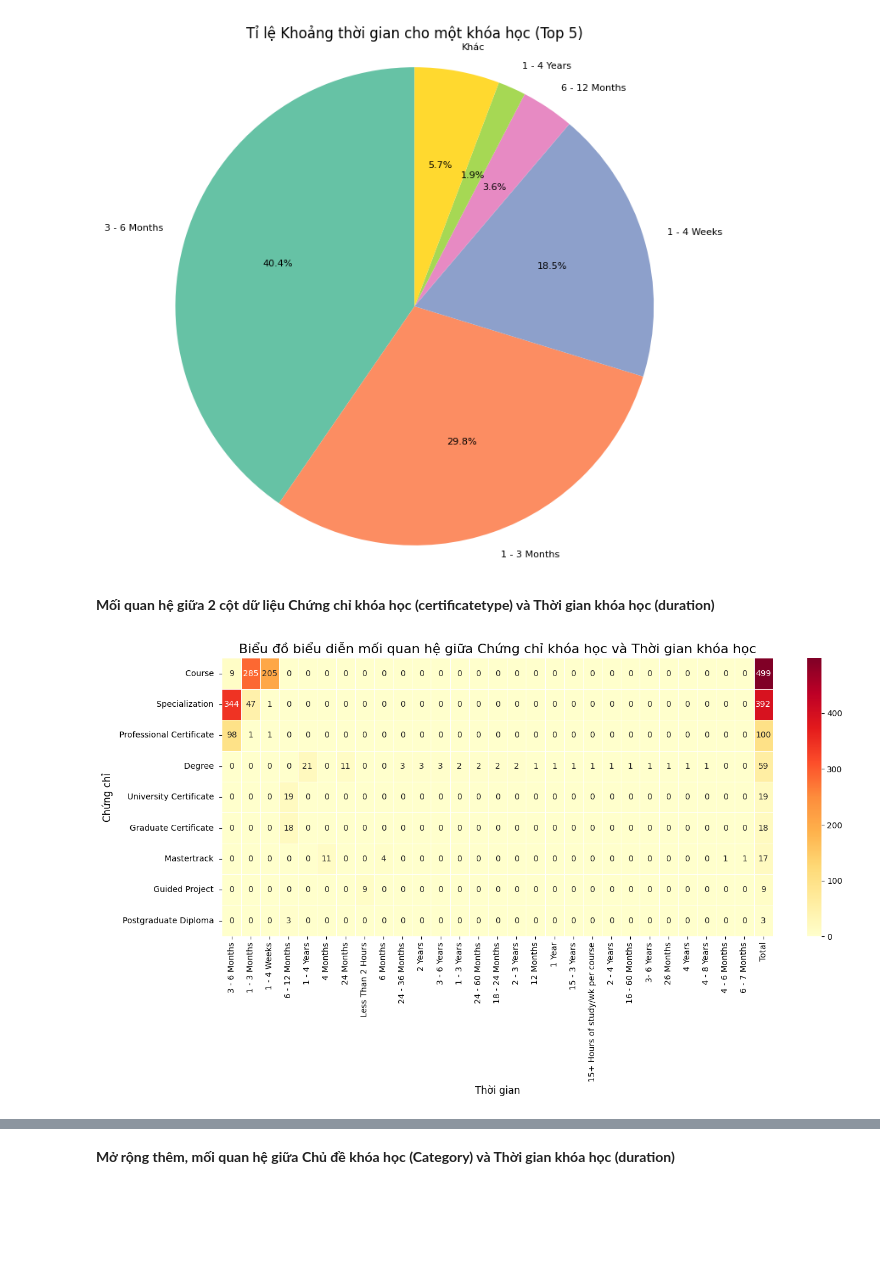
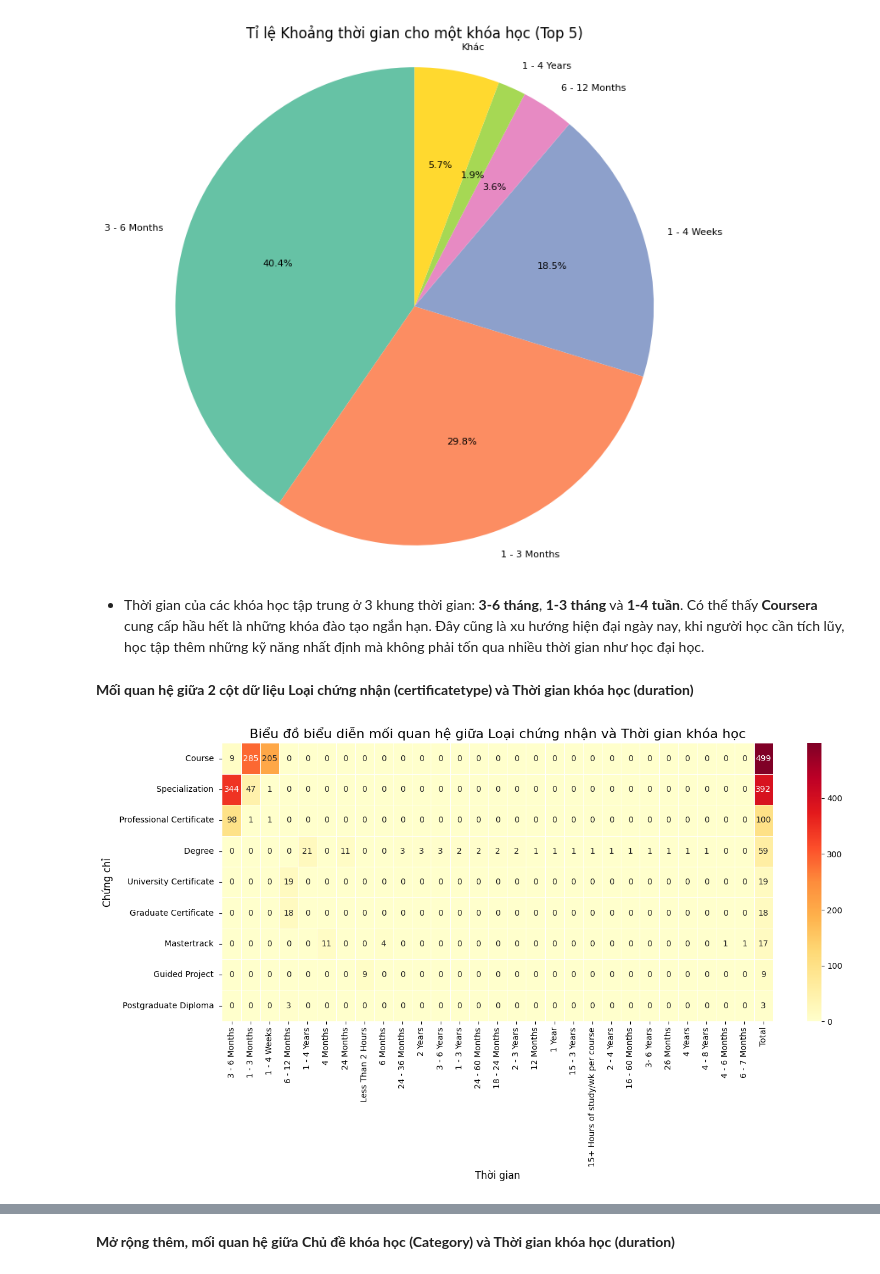
Before and after one commit to phamuyen171/FinalPrjct_LTKHDL, a Jupyter notebook: source/IdetifyAndAnswerQuestion.ipynb, the cells around one changed output, grey strips where cells are left out. Cells and saved outputs as stored; diff of their text form; code cells hidden in the pictures; blank space fills up the shorter version.

```diff
--- a/source/IdetifyAndAnswerQuestion.ipynb
+++ b/source/IdetifyAndAnswerQuestion.ipynb
@@ -566,28 +579,29 @@ plt.axis('equal')
 plt.show()
 # %% [output]
 [figure]
+# %% [markdown]
+- Thời gian của các khóa học tập trung ở 3 khung thời gian: **3-6 tháng**, **1-3 tháng** và **1-4 tuần**. Có thể thấy **Coursera** cung cấp hầu hết là những khóa đào tạo ngắn hạn. Đây cũng là xu hướng hiện đại ngày nay, khi người học cần tích lũy, học tập thêm những kỹ năng nhất định mà không phải tốn qua nhiều thời gian như học đại học.
 # %% [markdown]
-**Mối quan hệ giữa 2 cột dữ liệu Chứng chỉ khóa học (certificatetype) và Thời gian khóa học (duration)**
+**Mối quan hệ giữa 2 cột dữ liệu Loại chứng nhận (certificatetype) và Thời gian khóa học (duration)**
 # %%
 pivot_table = df_copy.pivot_table(index='certificatetype', columns='duration', values='course', aggfunc='count', fill_value=0)
 
 certificate_totals = pivot_table.sum(axis=1)
 pivot_table = pivot_table.loc[certificate_totals.sort_values(ascending=False).index]
 
 duration_totals = pivot_table.sum(axis=0)
 pivot_table = pivot_table[duration_totals.sort_values(ascending=False).index]
 
 pivot_table['Total'] = pivot_table.sum(axis=1)
 
-
 plt.figure(figsize=(14, 8))
 sns.heatmap(pivot_table, cmap='YlOrRd', annot=True, fmt="d", linewidths=0.5)
 
-plt.title('Biểu đồ biểu diễn mối quan hệ giữa Chứng chỉ khóa học và Thời gian khóa học', fontsize=16)
+plt.title('Biểu đồ biểu diễn mối quan hệ giữa Loại chứng nhận và Thời gian khóa học', fontsize=16)
 plt.xlabel('Thời gian', fontsize=12)
 plt.ylabel('Chứng chỉ', fontsize=12)
 
 plt.tight_layout()
 plt.show()
 # %% [output]
-[figure, old version]
+[figure, new version]
```
Also changed, not shown: parts of 9 cells of this notebook.
